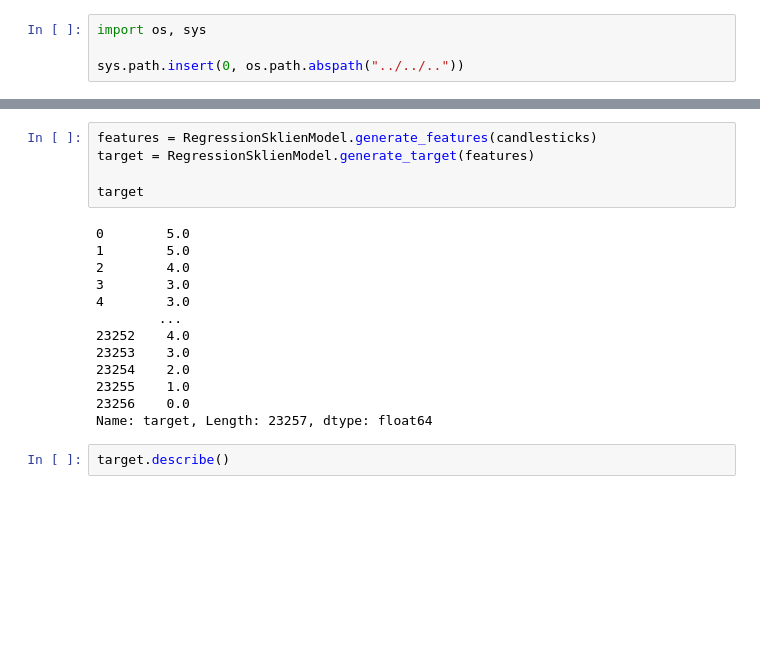
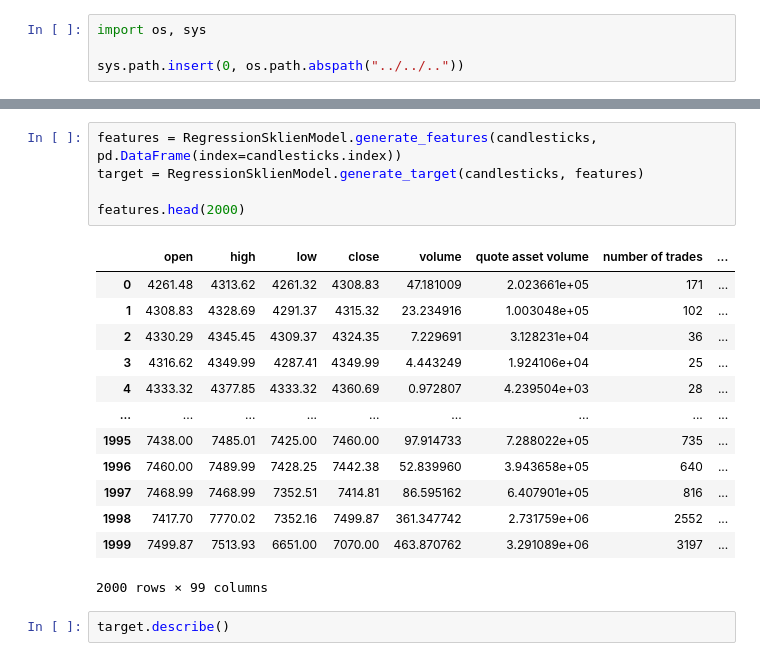
Before and after one commit to asgeir-s/ml-trading-experimentation, a Jupyter notebook: trading-systems/models/xgboost/regression_sklien/workbench.ipynb, the cells around one changed output, grey strips where cells are left out. Drawn from its saved outputs; the diff is of its cells as text; blank space fills up the shorter version.

```diff
--- a/trading-systems/models/xgboost/regression_sklien/workbench.ipynb
+++ b/trading-systems/models/xgboost/regression_sklien/workbench.ipynb
@@ -33,21 +37,22 @@ candlesticks
 # %%
-features = RegressionSklienModel.generate_features(candlesticks)
-target = RegressionSklienModel.generate_target(features)
+features = RegressionSklienModel.generate_features(candlesticks, pd.DataFrame(index=candlesticks.index))
+target = RegressionSklienModel.generate_target(candlesticks, features)
 
-target
+features.head(2000)
 # %% [output]
+|  | open | high | low | close | volume | quote asset volume | number of trades | ... |
+| 0 | 4261.48 | 4313.62 | 4261.32 | 4308.83 | 47.181009 | 2.023661e+05 | 171 | ... |
+| 1 | 4308.83 | 4328.69 | 4291.37 | 4315.32 | 23.234916 | 1.003048e+05 | 102 | ... |
+| 2 | 4330.29 | 4345.45 | 4309.37 | 4324.35 | 7.229691 | 3.128231e+04 | 36 | ... |
+| 3 | 4316.62 | 4349.99 | 4287.41 | 4349.99 | 4.443249 | 1.924106e+04 | 25 | ... |
+| 4 | 4333.32 | 4377.85 | 4333.32 | 4360.69 | 0.972807 | 4.239504e+03 | 28 | ... |
+| ... | ... | ... | ... | ... | ... | ... | ... | ... |
+| 1995 | 7438.00 | 7485.01 | 7425.00 | 7460.00 | 97.914733 | 7.288022e+05 | 735 | ... |
+| 1996 | 7460.00 | 7489.99 | 7428.25 | 7442.38 | 52.839960 | 3.943658e+05 | 640 | ... |
+| 1997 | 7468.99 | 7468.99 | 7352.51 | 7414.81 | 86.595162 | 6.407901e+05 | 816 | ... |
+| 1998 | 7417.70 | 7770.02 | 7352.16 | 7499.87 | 361.347742 | 2.731759e+06 | 2552 | ... |
+| 1999 | 7499.87 | 7513.93 | 6651.00 | 7070.00 | 463.870762 | 3.291089e+06 | 3197 | ... |
-0        5.0
-1        5.0
-2        4.0
-3        3.0
-4        3.0
-        ...
-23252    4.0
-23253    3.0
-23254    2.0
-23255    1.0
-23256    0.0
-Name: target, Length: 23257, dtype: float64
+2000 rows × 99 columns
 # %%
 target.describe()
 # %% [output]
```
Also changed, not shown: parts of 8 cells of this notebook, 27 other files.
